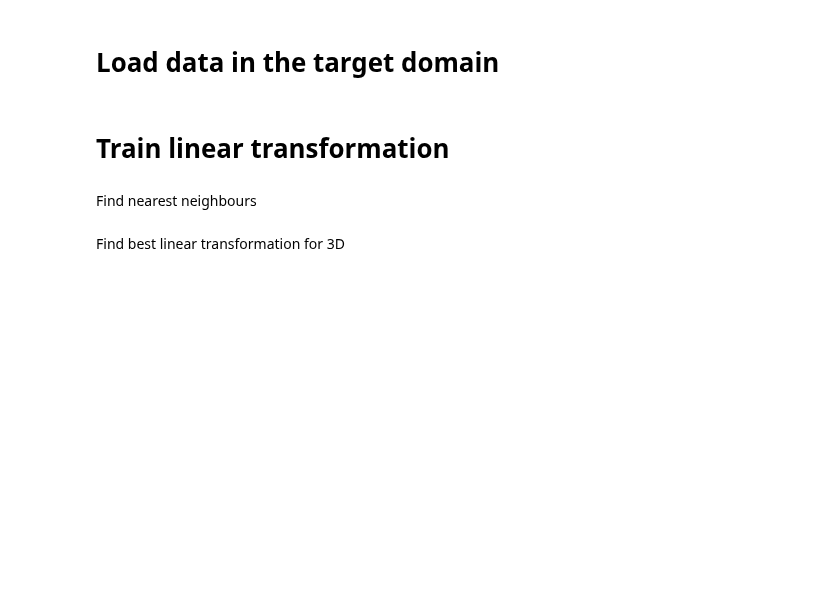
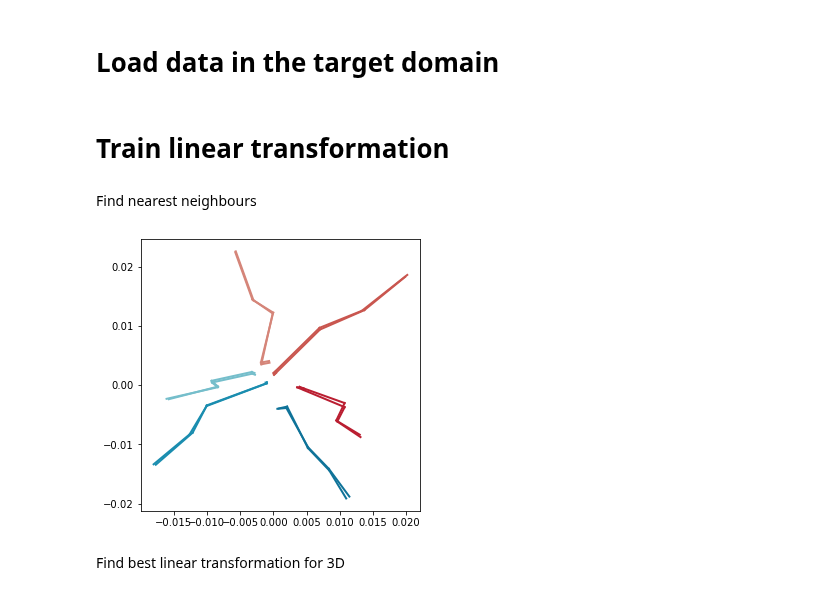
Before and after one commit to NeLy-EPFL/LiftPose3D, a Jupyter notebook: examples/domain_adaptation/domain_adaptation.ipynb, the cells around one changed output. Drawn from its saved outputs; the diff is of its cells as text; code cells hidden in the pictures; blank space fills up the shorter version.

```diff
--- a/examples/domain_adaptation/domain_adaptation.ipynb
+++ b/examples/domain_adaptation/domain_adaptation.ipynb
@@ -90,21 +96,50 @@ test_keypts = Z_coord_dict(test_keypts)
 Find nearest neighbours
 # %%
 nn = 10
-frac_samples = 0.05
+frac_samples = 0.01
 
 from tqdm.contrib.concurrent import process_map
 from functools import partial
 
-#total = pts3d_prism.shape[0]
-#poses = np.random.choice([i for i in range(total)], size=int(frac_samples*total), replace=False)
+total = total_frames(train_3d_target)
+#poses = [i for i in range(int(frac_samples*total))]
+poses = np.random.choice([i for i in range(total)], size=int(frac_samples*total), replace=False)
 
 #2D poses
-poses = [i for i in range(int(frac_samples*total))]
-nns = process_map(partial(find_neighbours, pts3d=pts2d_DF3D, target_pts3d=pts2d_prism, nn=nn), poses, max_workers=16)
+nns = process_map(partial(find_neighbours,
+                          pts=concat_dict(train_2d_source),
+                          target_pts=concat_dict(train_2d_source),
+                          nn=nn),
+                  poses, max_workers=16)
 
 #3D poses
-poses = [i for i in range(20)]
-nns = process_map(partial(find_neighbours, pts3d=pts3d_DF3D, target_pts3d=pts3d_prism, nn=nn), poses, max_workers=8)
+#poses = [i for i in range(int(frac_samples*total))]
+#nns = process_map(partial(find_neighbours,
+#                          pts=concat_dict(train_3d_source),
+#                          target_pts=concat_dict(train_3d_target),
+#                          nn=nn),
+#                  poses, max_workers=8)
+# %%
+fig = plt.figure(figsize=(5,5))
+ax = fig.add_subplot(111)
+plot_pose_2d(
+    ax,
+    concat_dict(train_2d_source)[poses[2]],
+    bones=par_data["vis"]["bones"],
+    limb_id=par_data["vis"]["limb_id"],
+    colors=par_data["vis"]["colors"],
+    good_keypts=None
+)
+plot_pose_2d(
+    ax,
+    concat_dict(train_2d_source)[nns[2][3]],
+    bones=par_data["vis"]["bones"],
+    limb_id=par_data["vis"]["limb_id"],
+    colors=par_data["vis"]["colors"],
+    good_keypts=None
+)
+# %% [output]
+[figure, added]
 # %% [markdown]
 Find best linear transformation for 3D
 # %%
```
Also changed, not shown: parts of 8 cells of this notebook, 8 other files.
